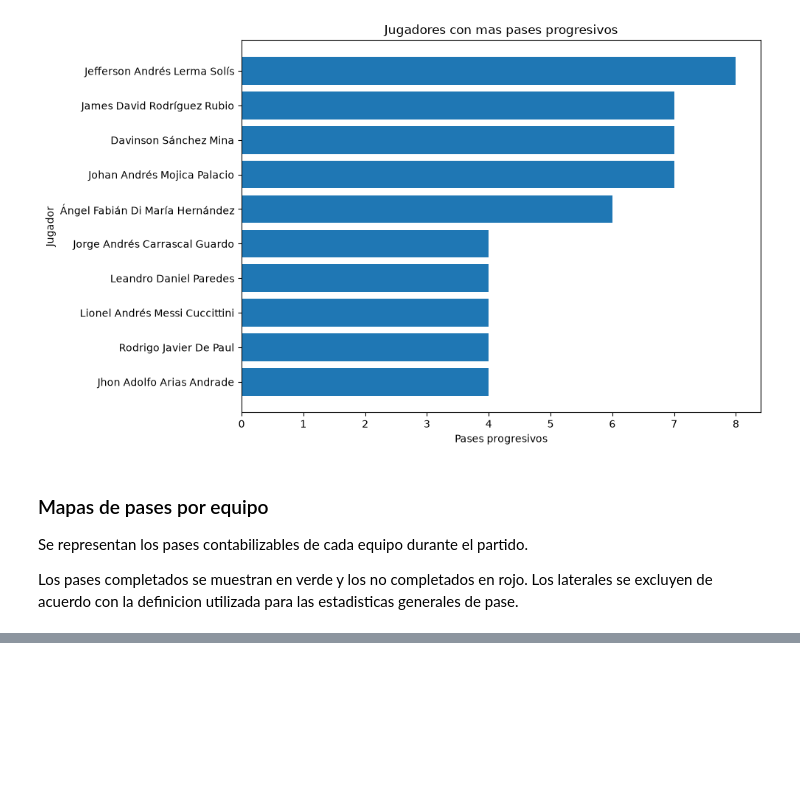
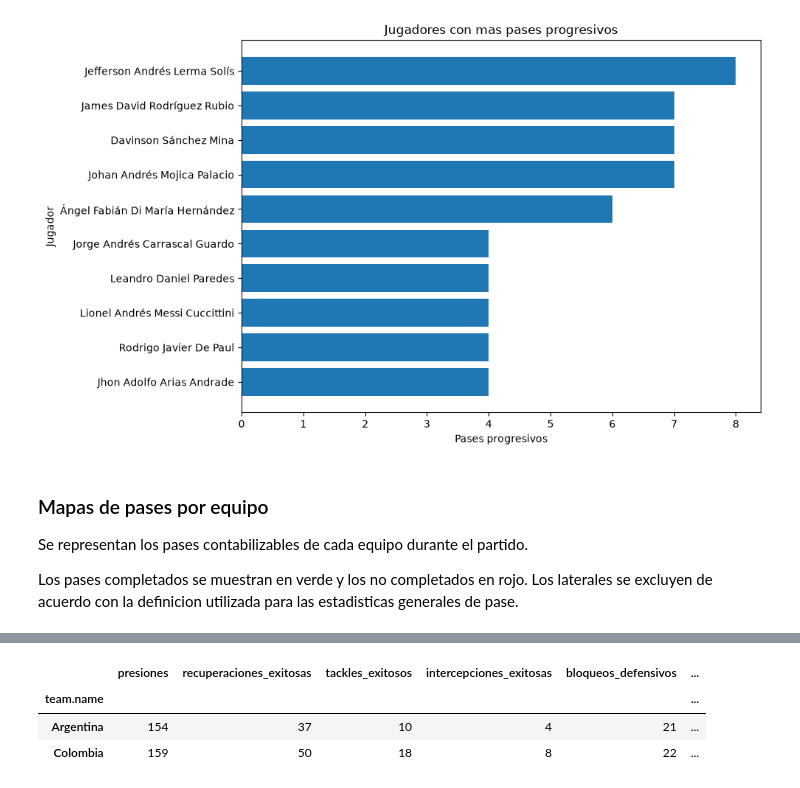
Before and after one commit to manupardo29/football-match-analysis, a Jupyter notebook: notebooks/01_primer_analisis.ipynb, the cells around one changed output, grey strips where cells are left out. Saved outputs shown, nothing was run; the diff lists cells and outputs as text; code cells hidden in the pictures; blank space fills up the shorter version.

Commit message:
Avance estadistica defensa

```diff
--- a/notebooks/01_primer_analisis.ipynb
+++ b/notebooks/01_primer_analisis.ipynb
@@ -916,0 +1315,11 @@ crear_mapa_pases_equipo(
+# %%
+resultados_tackle_exitoso = [
+    "Success In Play",
+    "Success Out",
+    "Won"
+]
+
+resultados_intercepcion_exitosa = [
+    "Success In Play",
+    "Won"
+]
@@ -916,0 +1393,16 @@ crear_mapa_pases_equipo(
+# %%
+resumen_defensa = df_eventos.groupby("team.name").agg(
+    presiones=("presion", "sum"),
+    recuperaciones_exitosas=("recuperacion_exitosa", "sum"),
+    tackles_exitosos=("tackle_exitoso", "sum"),
+    intercepciones_exitosas=("intercepcion_exitosa", "sum"),
+    bloqueos_defensivos=("bloqueo_defensivo", "sum"),
+    despejes=("despeje", "sum")
+)
+
+resumen_defensa
+# %% [output]
+|  | presiones | recuperaciones_exitosas | tackles_exitosos | intercepciones_exitosas | bloqueos_defensivos | ... |
+| team.name |  |  |  |  |  | ... |
+| Argentina | 154 | 37 | 10 | 4 | 21 | ... |
+| Colombia | 159 | 50 | 18 | 8 | 22 | ... |
```
Also changed, not shown: parts of 27 cells of this notebook, 4 other files.
